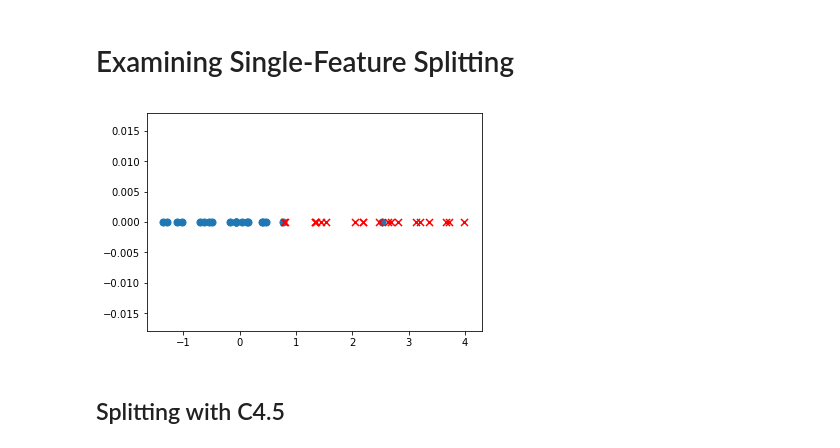
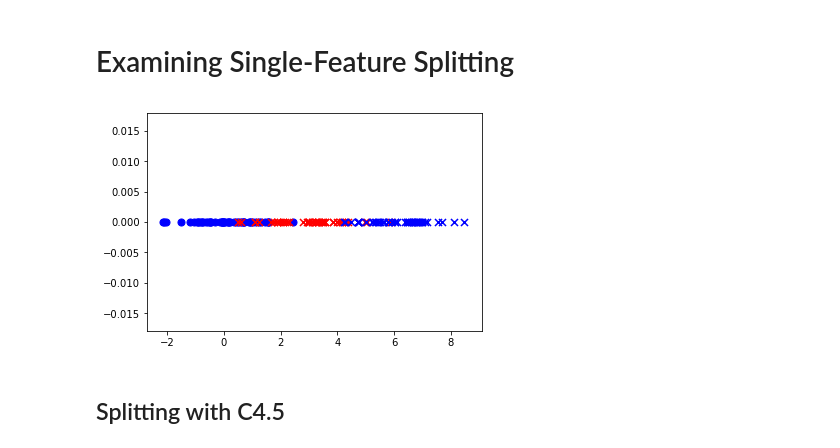
Before and after one commit to jamshids/decision-trees, a Jupyter notebook: GeneralNotes.ipynb, the cells around one changed output. Drawn from its saved outputs; the diff is of its cells as text; code cells hidden in the pictures.

```diff
--- a/GeneralNotes.ipynb
+++ b/GeneralNotes.ipynb
@@ -15,15 +15,22 @@ import objective_builders
 # %%
 # generate two-gaussian data samples
 # class one
-n1 = 20
-n2 = 20
+n1 = 50
+n2 = 50
+n3 = 50
 X1 = 1.1*np.random.randn(n1)
-X2 = np.random.randn(n2) + 2
+X2 = np.random.randn(n2) + 3
+X3 = np.random.randn(n2) + 6
 
-plt.scatter(X1, np.zeros(n1), marker='o', s=50)
+plt.scatter(X1, np.zeros(n1), marker='o', color='b', s=50)
 plt.scatter(X2, np.zeros(n2), marker='x', color='r', s=50)
+plt.scatter(X3, np.zeros(n3), marker='x', color='b', s=50)
+
+X = np.concatenate((X1,X3,X2))
+labels = np.ones(len(X))
+labels[len(X1)+len(X3):] = 2
 # %% [output]
-[figure, old version]
+[figure, new version]
 # %% [markdown]
 ## Splitting with C4.5
 # %%
```
Also changed, not shown: parts of 12 cells of this notebook.
